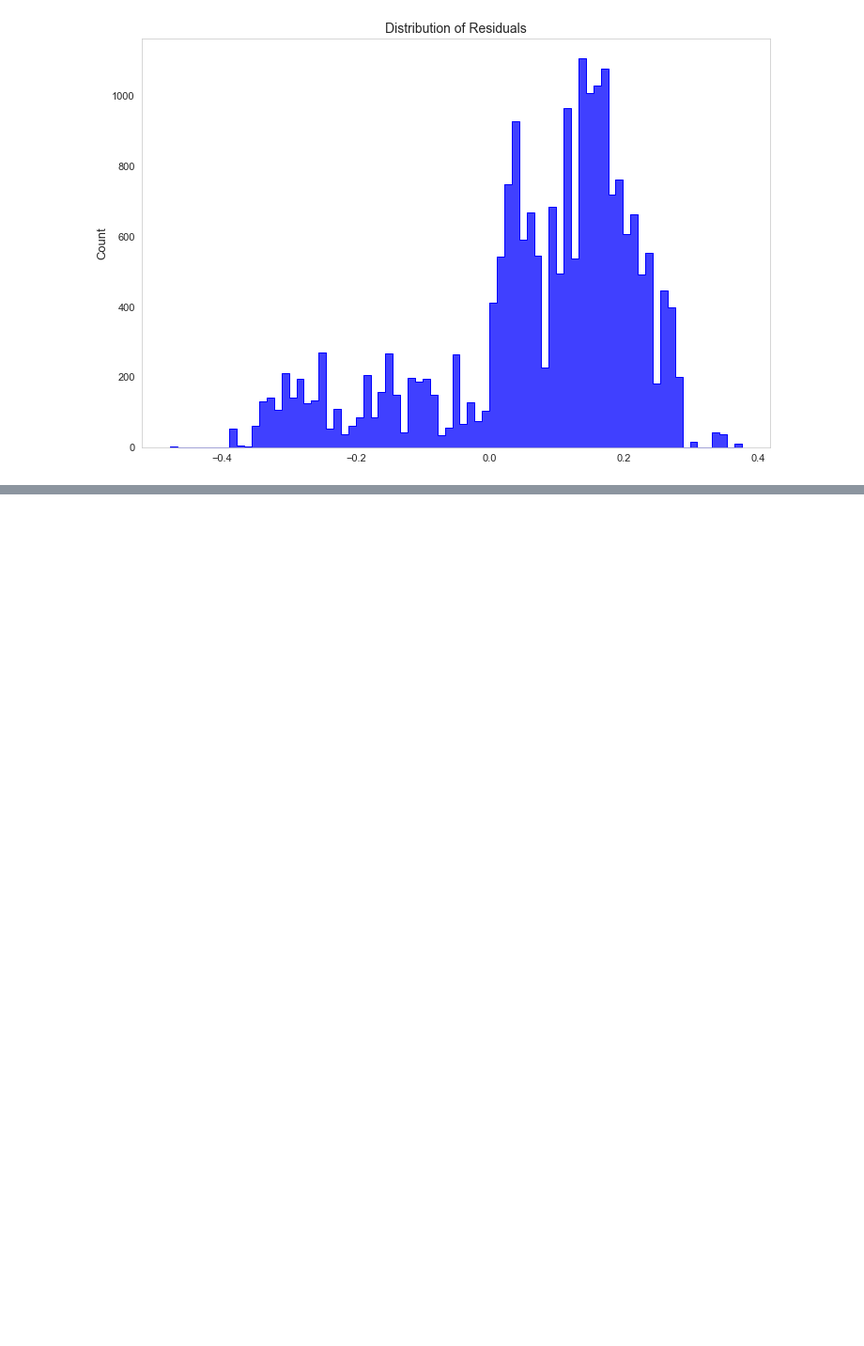
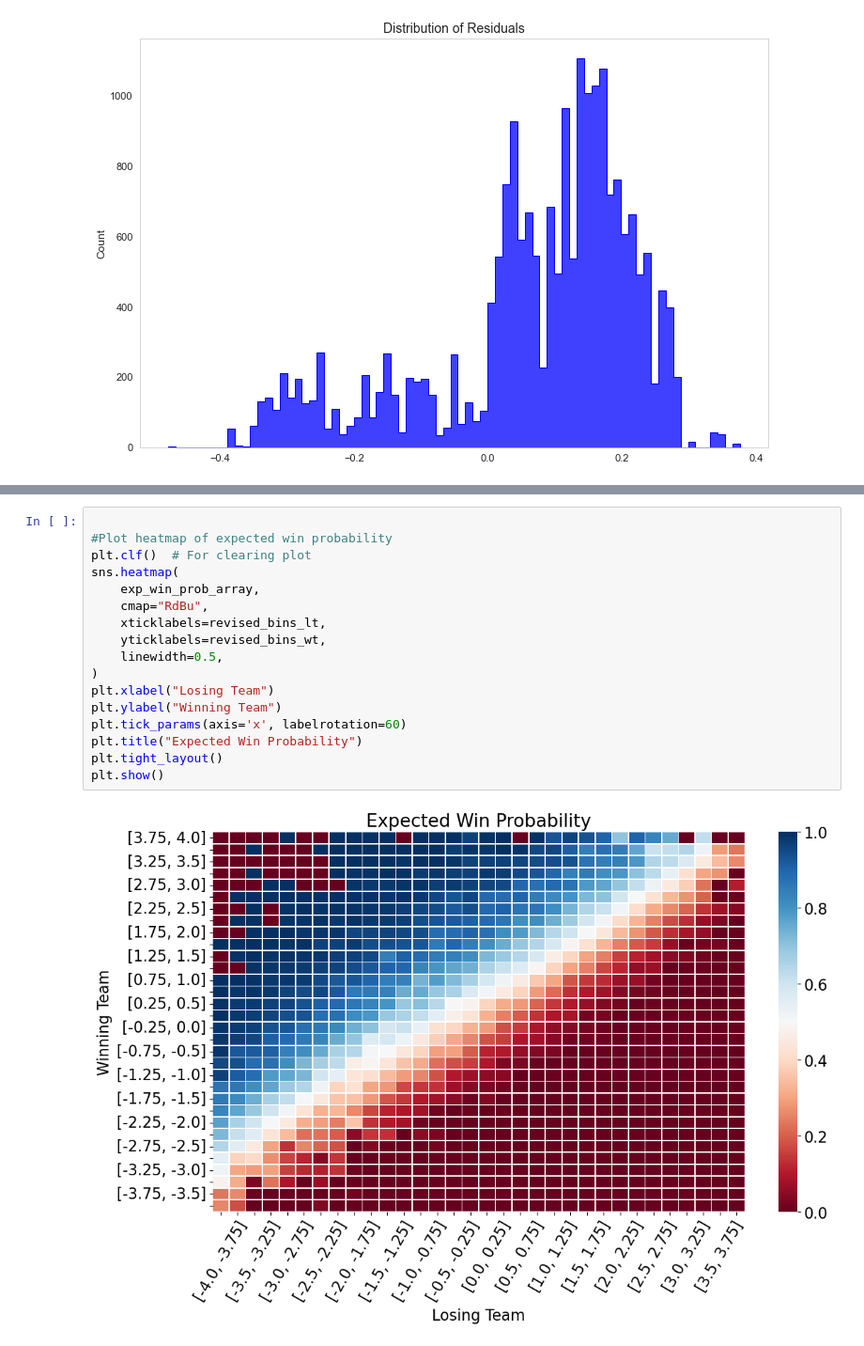
Before and after one commit to C-Stewart-GH/SMU_Capstone_Project, a Jupyter notebook: Visualizations/True_Skill_Through_Time_viz.ipynb, the cells around one changed output, grey strips where cells are left out. Shown at 94% size. Drawn from its saved outputs; the diff is of its cells as text; blank space fills up the shorter version.

```diff
--- a/Visualizations/True_Skill_Through_Time_viz.ipynb
+++ b/Visualizations/True_Skill_Through_Time_viz.ipynb
@@ -429,0 +511,19 @@ plt.show()
+# %%
+
+#Plot heatmap of expected win probability
+plt.clf()  # For clearing plot
+sns.heatmap(
+    exp_win_prob_array,
+    cmap="RdBu",
+    xticklabels=revised_bins_lt,
+    yticklabels=revised_bins_wt,
+    linewidth=0.5,
+)
+plt.xlabel("Losing Team")
+plt.ylabel("Winning Team")
+plt.tick_params(axis='x', labelrotation=60)
+plt.title("Expected Win Probability")
+plt.tight_layout()
+plt.show()
+# %% [output]
+[figure, added]
```
Also changed, not shown: parts of 15 cells of this notebook.
